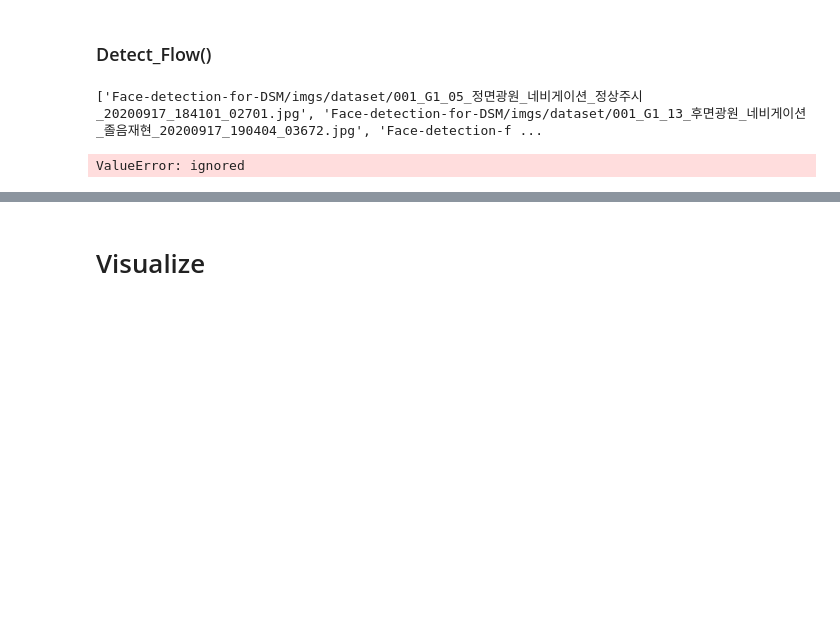
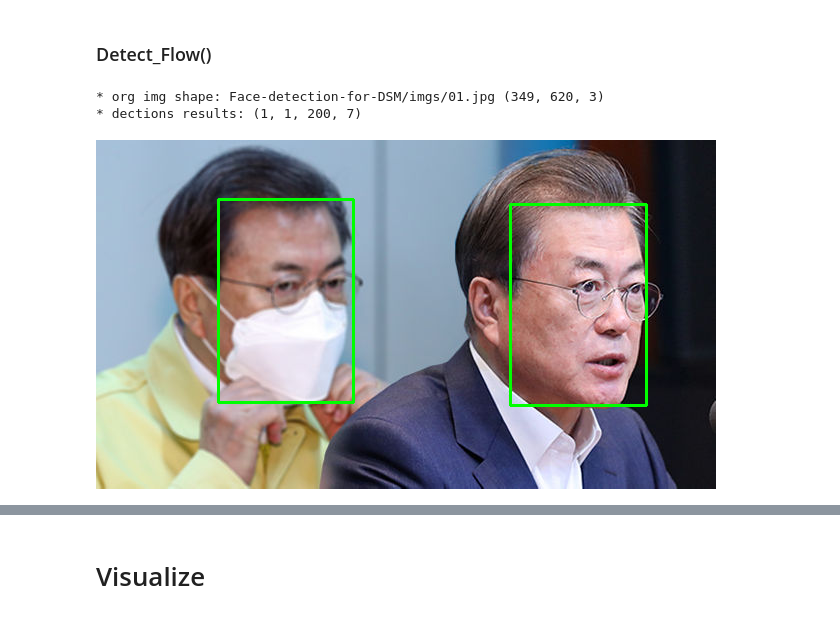
Before and after one commit to josooik/DeepLearning, a Jupyter notebook: 2021_11_01_detertor_with_mask.ipynb, the cells around one changed output, grey strips where cells are left out. Drawn from its saved outputs; the diff is of its cells as text; code cells hidden in the pictures; blank space fills up the shorter version.

```diff
--- a/2021_11_01_detertor_with_mask.ipynb
+++ b/2021_11_01_detertor_with_mask.ipynb
@@ -52,12 +52,10 @@ def detect_flow(imgPath, modelDir):
 # %%
-import glob
+imgPath = 'Face-detection-for-DSM/imgs/01.jpg'
+modelDir = 'Face-detection-for-DSM/models'
 
-imgPath = glob.glob('Face-detection-for-DSM/imgs/dataset/001_G1*.jpg')
-modelDir = 'Face-detection-for-DSM/models'
-print(imgPath)
-
-for enumerate, i, img in imgPath:
-  faces, x1, y1, x2, y2 = detect_flow(img[i], modelDir)
+#for i in imgPath:
+faces_ax = detect_flow(imgPath, modelDir)
 # %% [output]
-['Face-detection-for-DSM/imgs/dataset/001_G1_05_정면광원_네비게이션_정상주시_20200917_184101_02701.jpg', 'Face-detection-for-DSM/imgs/dataset/001_G1_13_후면광원_네비게이션_졸음재현_20200917_190404_03672.jpg', 'Face-detection-f ...
+* org img shape: Face-detection-for-DSM/imgs/01.jpg (349, 620, 3)
+* dections results: (1, 1, 200, 7)
-ValueError: ignored
+[figure, added]
```
Also changed, not shown: parts of 8 cells of this notebook.
